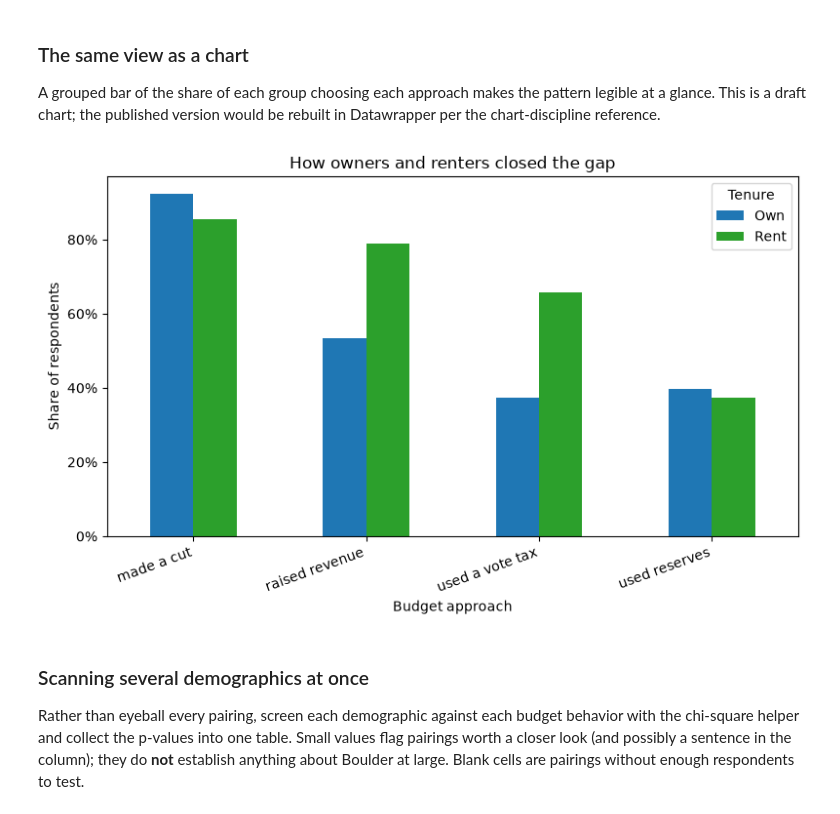
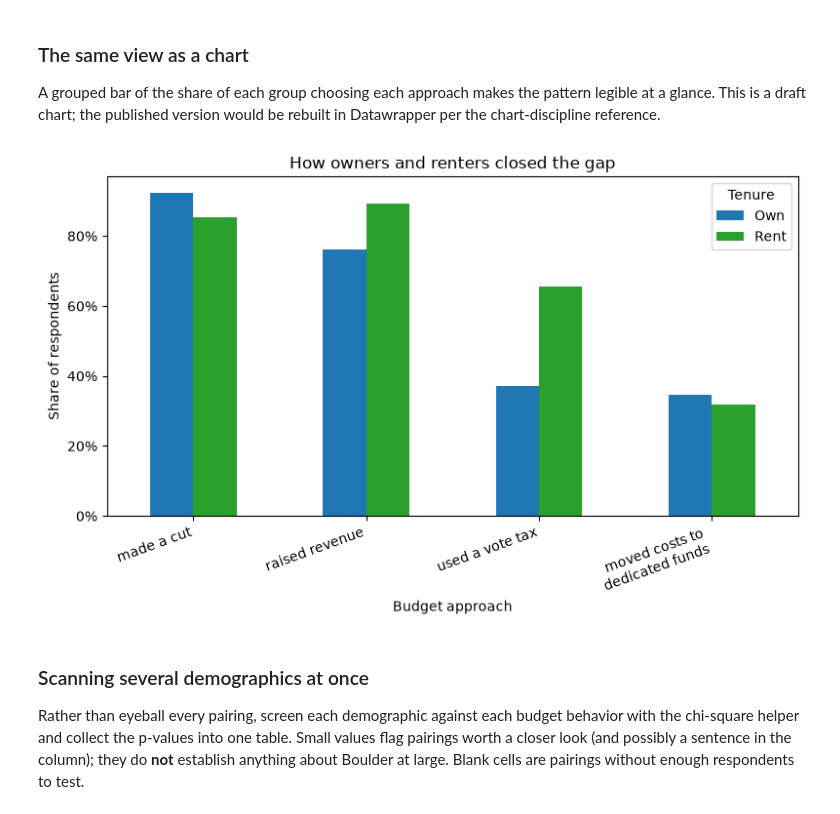
Before and after one commit to brianckeegan/charting-boulder, a Jupyter notebook: 2026-11-budget-tool/budget-survey-analysis.ipynb, the cells around one changed output. Drawn from its saved outputs; the diff is of its cells as text; code cells hidden in the pictures.

```diff
--- a/2026-11-budget-tool/budget-survey-analysis.ipynb
+++ b/2026-11-budget-tool/budget-survey-analysis.ipynb
@@ -150,10 +152,11 @@ def _synthesize_pool(n, rng):
     responses_df['gf_it'] = _maybe_cut(0.30, -6, 7)
     responses_df['gf_hhs'] = np.where(owner, _maybe_cut(0.35, -8, 5), _maybe_cut(0.30, -2, 12))
     responses_df['gf_parksrec'] = _maybe_cut(0.30, -8, 4)
-    # Revenue sources are now percentage-change sliders (−25..25), like the GF
+    # Revenue sources are percentage-change sliders (−25..25), like the GF
     # departments: a reader can raise, cut, or shift a tax. Most movers raise
     # fees/property; a distinct "shift" cohort trims the regressive sales tax and
-    # makes it up on progressive property tax. Reserves stay a one-time $M draw.
+    # makes it up on progressive property tax. The marijuana tax is a rate, and
+    # moving costs onto dedicated funds is a dollar amount.
     responses_df['rev_fees'] = np.where(owner, _maybe_cut(0.45, -10, 13), _maybe_cut(0.60, -8, 17))
     responses_df['rev_property'] = np.where(owner, _maybe_cut(0.30, -8, 11), _maybe_cut(0.55, -5, 19))
     responses_df['rev_sales'] = np.where(owner, _maybe_cut(0.30, -13, 9), _maybe_cut(0.45, -10, 13))
@@ -164,13 +167,16 @@ def _synthesize_pool(n, rng):
         hits = rng.random(n) < prob
         vals = np.round(rng.uniform(0, hi, n), dec)
         return np.where(hits, vals, 0)
-    responses_df['reserves'] = _maybe_rev(0.40, 6, 1)
-    # Locked sliders: a meaningful minority try to move restricted money (incl. capital).
-    responses_df['fund_capital'] = _maybe_cut(0.22, -25, -2)
-    responses_df['fund_arts'] = _maybe_cut(0.10, -25, 6)
+    responses_df['rev_shift'] = _maybe_rev(0.35, 5, 1)
+    raise_mj = rng.random(n) < 0.45                   # most who move it raise it
+    responses_df['rev_marijuana'] = np.where(
+        raise_mj, rng.choice([4.0, 4.5, 5.0, 5.5, 6.0, 7.0, 8.0, 10.0], n), 3.5)
+    # Locked sliders: a meaningful minority try to move restricted money.
+    responses_df['fund_utilities'] = _maybe_cut(0.22, -25, -2)
+    responses_df['fund_parksrec'] = _maybe_cut(0.10, -25, 6)
     responses_df['fund_openspace'] = _maybe_cut(0.12, -20, 6)
-    responses_df['scenario'] = rng.choice(['y2026', 'downturn'], size=n, p=[0.8, 0.2])
-    responses_df['ts'] = pd.Timestamp('2026-06-01') + pd.to_timedelta(rng.integers(0, 12*24*60, n), unit='m')
+    responses_df['scenario'] = '2027'
+    responses_df['ts'] = pd.Timestamp('2026-09-30') + pd.to_timedelta(rng.integers(0, 14*24*60, n), unit='m')
     return responses_df
 
 if STUB_MODE:
@@ -316,8 +322,10 @@ responses_df['mean_gf_change'] = responses_df[GF_SLIDERS].mean(axis=1)        #
 responses_df['any_cut'] = (responses_df[GF_SLIDERS] < 0).any(axis=1)
 responses_df['used_vote'] = (responses_df['rev_property'] > 0) | (responses_df['rev_sales'] > 0)
 responses_df['used_fees'] = responses_df['rev_fees'] > 0
-responses_df['used_reserves'] = responses_df['reserves'] > 0
-responses_df['used_revenue'] = responses_df['used_vote'] | responses_df['used_fees']
+responses_df['used_marijuana'] = responses_df['rev_marijuana'] > 3.5   # above today's rate
+responses_df['used_shift'] = responses_df['rev_shift'] > 0
+responses_df['used_revenue'] = (responses_df['used_vote'] | responses_df['used_fees']
+                                | responses_df['used_marijuana'])
 # A reader "shifts" the mix when they raise one vote-tax while cutting the other —
 # e.g. trimming the regressive sales tax and leaning on progressive property tax.
 responses_df['shifted_revenue'] = (
@@ -330,7 +338,8 @@ topline = {
     'raised some revenue (fees or taxes)': responses_df['used_revenue'].mean(),
     'used a tax requiring a public vote': responses_df['used_vote'].mean(),
     'shifted the tax mix (sales <-> property)': responses_df['shifted_revenue'].mean(),
-    'leaned on one-time reserves': responses_df['used_reserves'].mean(),
+    'raised the marijuana tax': responses_df['used_marijuana'].mean(),
+    'moved costs onto dedicated funds': responses_df['used_shift'].mean(),
 }
 topline_s = pd.Series(topline).sort_values(ascending=False)
 print('Share of respondents who...')
@@ -415,21 +425,21 @@ Used a tax requiring a public vote, by tenure (chi-square p = 5.85e-12):
 
 A grouped bar of the share of each group choosing each approach makes the pattern legible at a glance. This is a draft chart; the published version would be rebuilt in Datawrapper per the chart-discipline reference.
 # %%
-behaviors = ['any_cut', 'used_revenue', 'used_vote', 'used_reserves']
+behaviors = ['any_cut', 'used_revenue', 'used_vote', 'used_shift']
 by_tenure_df = (responses_df[responses_df['demo_tenure'].isin(['Own', 'Rent'])]
                 .groupby('demo_tenure')[behaviors].mean())
 
 f, ax = plt.subplots(figsize=(8, 5))
 by_tenure_df.T.plot.bar(ax=ax, color=['tab:blue', 'tab:green'], lw=3)
 ax.set_ylabel('Share of respondents')
 ax.set_xlabel('Budget approach')
 ax.set_title('How owners and renters closed the gap')
 ax.yaxis.set_major_formatter(mtick.PercentFormatter(1.0))
-ax.set_xticklabels(['made a cut', 'raised revenue', 'used a vote tax', 'used reserves'], rotation=20, ha='right')
+ax.set_xticklabels(['made a cut', 'raised revenue', 'used a vote tax', 'moved costs to\ndedicated funds'], rotation=20, ha='right')
 ax.legend(title='Tenure')
 plt.tight_layout()
 # %% [output]
-[figure, old version]
+[figure, new version]
 # %% [markdown]
 ### Scanning several demographics at once
 
```
Also changed, not shown: parts of 13 cells of this notebook, 17 other files.
